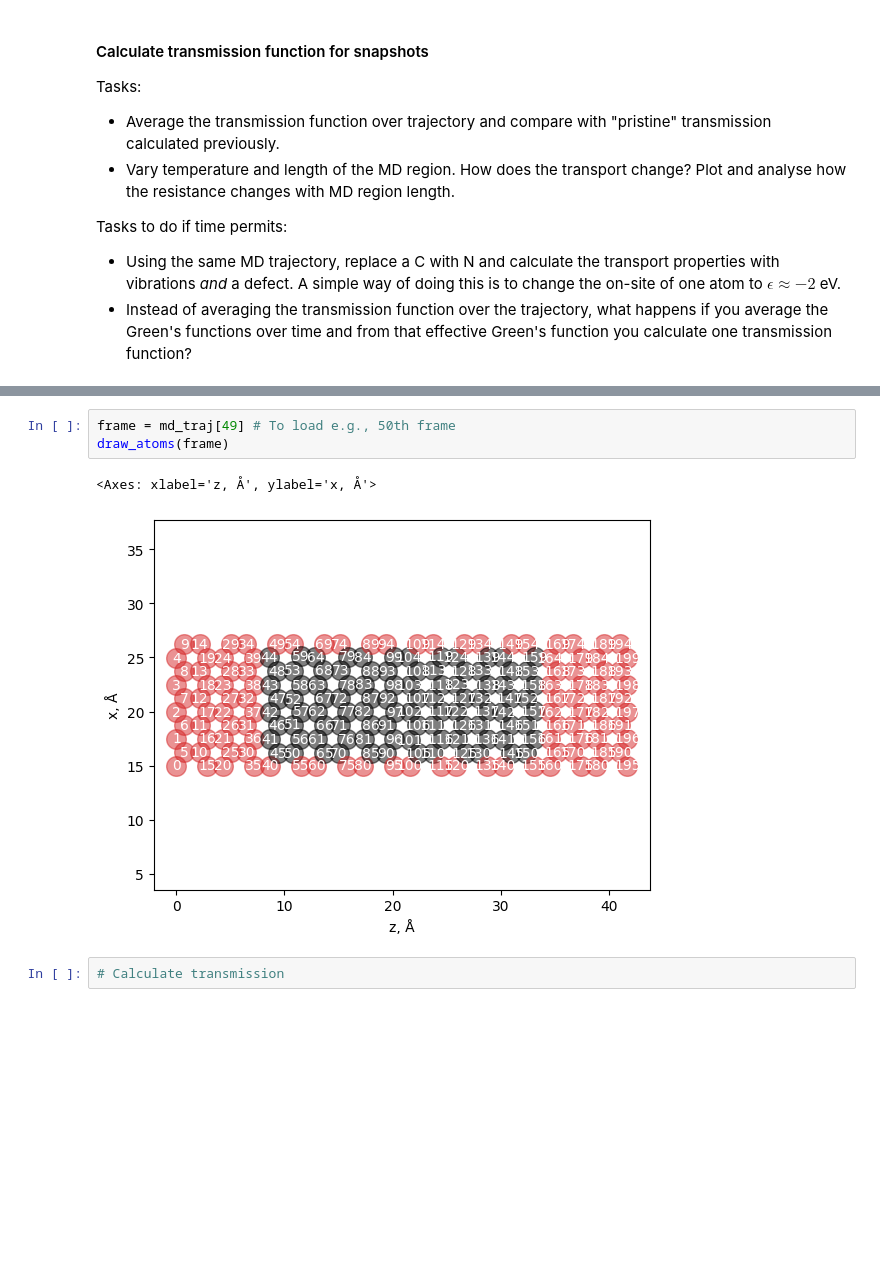
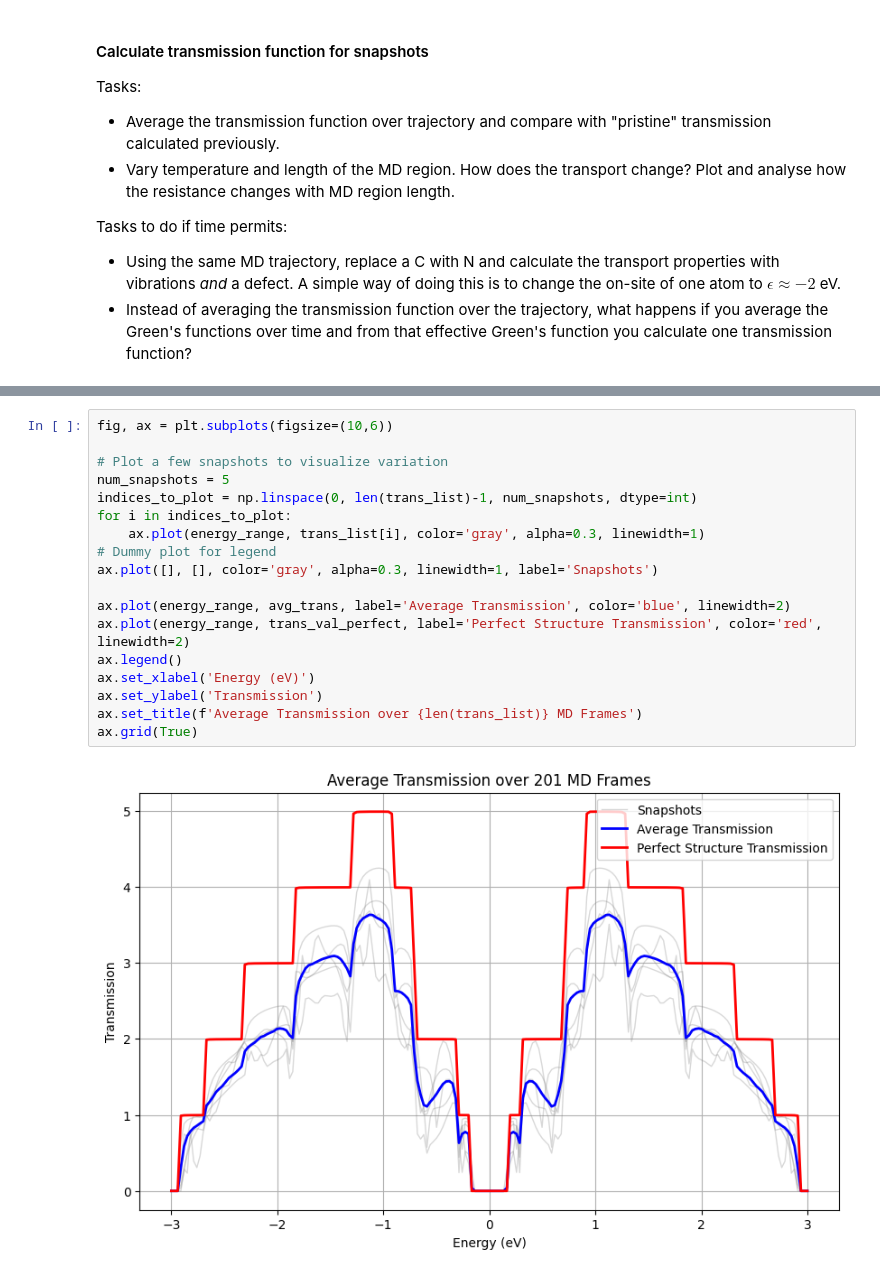
Before and after one commit to UlrikTJ/TemperatureDependantTransport, a Jupyter notebook: TemperatureDependentTransport.ipynb, the cells around one changed output, grey strips where cells are left out. Saved outputs shown, nothing was run; the diff lists cells and outputs as text; blank space fills up the shorter version.

```diff
--- a/TemperatureDependentTransport.ipynb
+++ b/TemperatureDependentTransport.ipynb
@@ -924,8 +900,20 @@ ax.grid(True)
-# %%
-frame = md_traj[49] # To load e.g., 50th frame
-draw_atoms(frame)
-# %% [output]
-<Axes: xlabel='z, Å', ylabel='x, Å'>
-[figure, removed]
-# %%
-# Calculate transmission
+# %%
+fig, ax = plt.subplots(figsize=(10,6))
+
+# Plot a few snapshots to visualize variation
+num_snapshots = 5
+indices_to_plot = np.linspace(0, len(trans_list)-1, num_snapshots, dtype=int)
+for i in indices_to_plot:
+    ax.plot(energy_range, trans_list[i], color='gray', alpha=0.3, linewidth=1)
+# Dummy plot for legend
+ax.plot([], [], color='gray', alpha=0.3, linewidth=1, label='Snapshots')
+
+ax.plot(energy_range, avg_trans, label='Average Transmission', color='blue', linewidth=2)
+ax.plot(energy_range, trans_val_perfect, label='Perfect Structure Transmission', color='red', linewidth=2)
+ax.legend()
+ax.set_xlabel('Energy (eV)')
+ax.set_ylabel('Transmission')
+ax.set_title(f'Average Transmission over {len(trans_list)} MD Frames')
+ax.grid(True)
+# %% [output]
+[figure, added]
```
Also changed, not shown: parts of 11 cells of this notebook.
